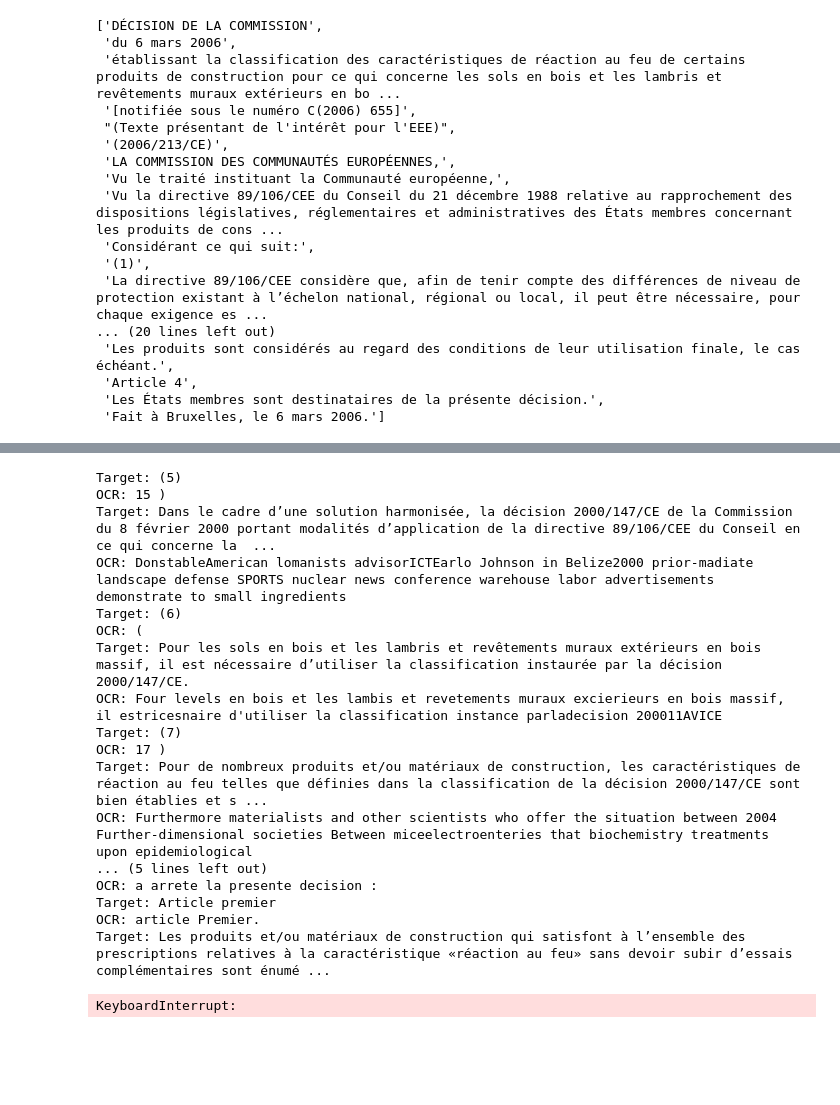
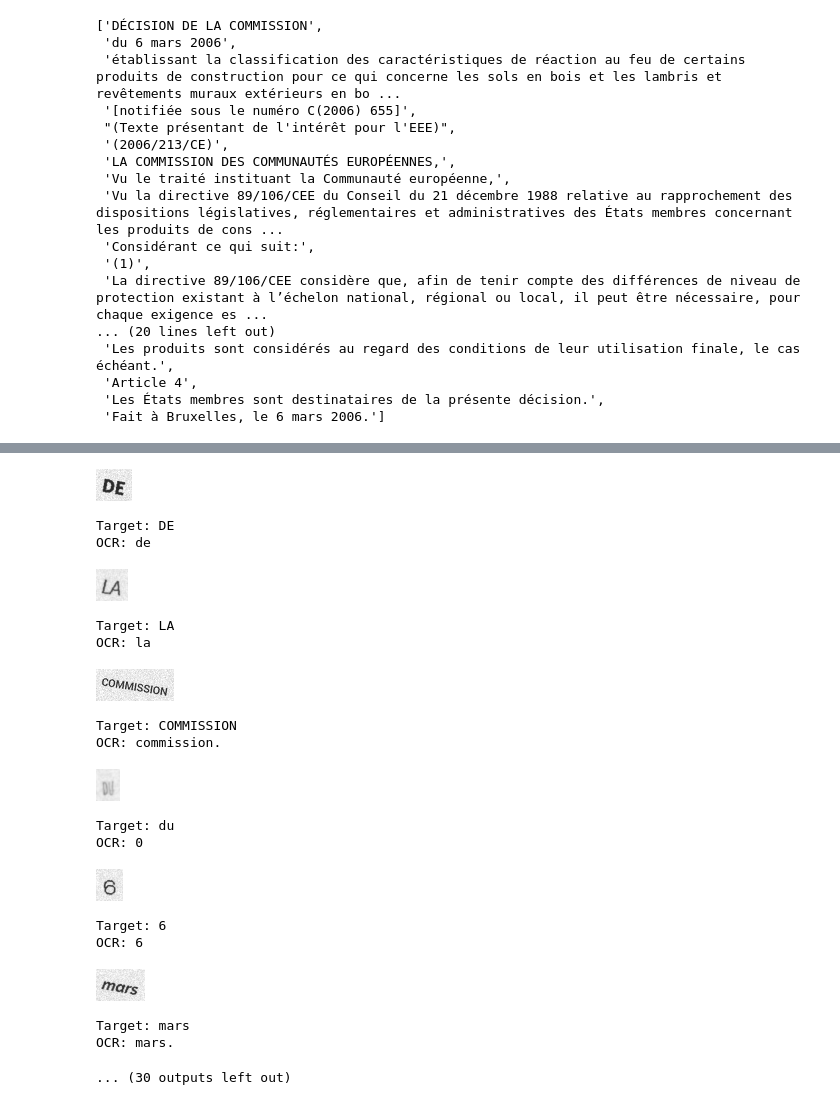
Before and after one commit to alan-turing-institute/ARC-SPICE, a Jupyter notebook: notebooks/OCR_synthdata.ipynb, the cells around one changed output, grey strips where cells are left out. Saved outputs shown, nothing was run; the diff lists cells and outputs as text; code cells hidden in the pictures; blank space fills up the shorter version.

```diff
--- a/notebooks/OCR_synthdata.ipynb
+++ b/notebooks/OCR_synthdata.ipynb
@@ -205,23 +184,27 @@ run_ocr(next(generator)[0])
 # %%
-for example in generator:
+for idx, example in enumerate(generator):
+    display(example[0])
     print(f'Target: {example[1]}')
     print(f'OCR: {run_ocr(example[0])}')
+    if idx == 20:
+        break
 # %% [output]
+[figure, added]
-Target: (5)
-OCR: 15 )
-Target: Dans le cadre d’une solution harmonisée, la décision 2000/147/CE de la Commission du 8 février 2000 portant modalités d’application de la directive 89/106/CEE du Conseil en ce qui concerne la  ...
-OCR: DonstableAmerican lomanists advisorICTEarlo Johnson in Belize2000 prior-madiate landscape defense SPORTS nuclear news conference warehouse labor advertisements demonstrate to small ingredients
-Target: (6)
-OCR: (
-Target: Pour les sols en bois et les lambris et revêtements muraux extérieurs en bois massif, il est nécessaire d’utiliser la classification instaurée par la décision 2000/147/CE.
-OCR: Four levels en bois et les lambis et revetements muraux excierieurs en bois massif, il estricesnaire d'utiliser la classification instance parladecision 200011AVICE
-Target: (7)
-OCR: 17 )
-Target: Pour de nombreux produits et/ou matériaux de construction, les caractéristiques de réaction au feu telles que définies dans la classification de la décision 2000/147/CE sont bien établies et s ...
-OCR: Furthermore materialists and other scientists who offer the situation between 2004 Further-dimensional societies Between miceelectroenteries that biochemistry treatments upon epidemiological
-... (5 lines left out)
-OCR: a arrete la presente decision :
-Target: Article premier
-OCR: article Premier.
-Target: Les produits et/ou matériaux de construction qui satisfont à l’ensemble des prescriptions relatives à la caractéristique «réaction au feu» sans devoir subir d’essais complémentaires sont énumé ...
+Target: DE
+OCR: de
+[figure, added]
-KeyboardInterrupt:
+Target: LA
+OCR: la
+[figure, added]
+Target: COMMISSION
+OCR: commission.
+[figure, added]
+Target: du
+OCR: 0
+[figure, added]
+Target: 6
+OCR: 6
+[figure, added]
+Target: mars
+OCR: mars.
+... (30 outputs left out)
```
Also changed, not shown: parts of 15 cells of this notebook.
